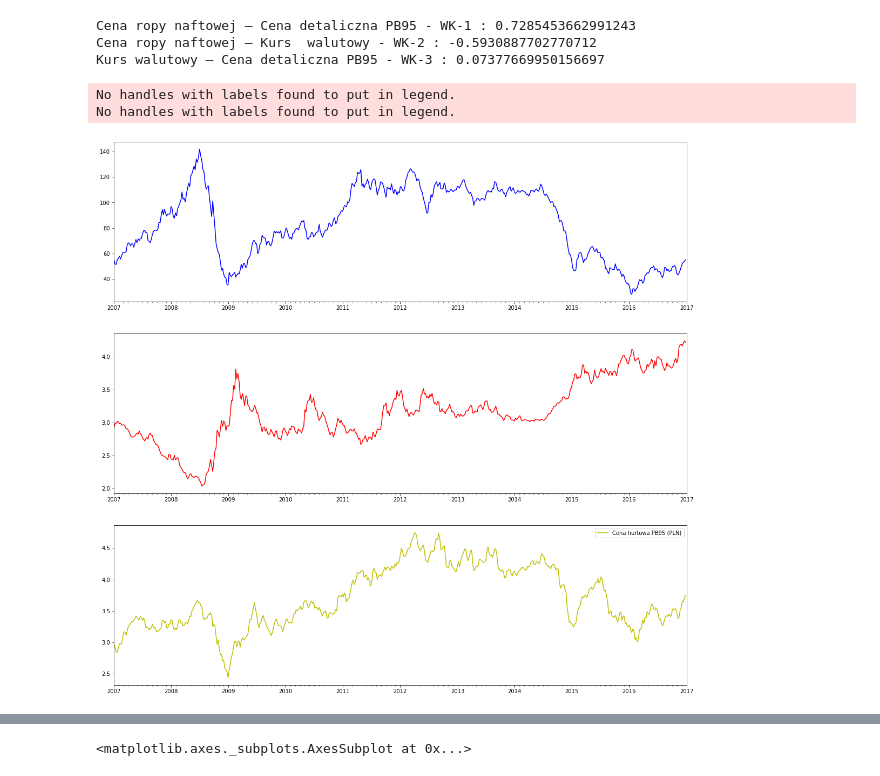
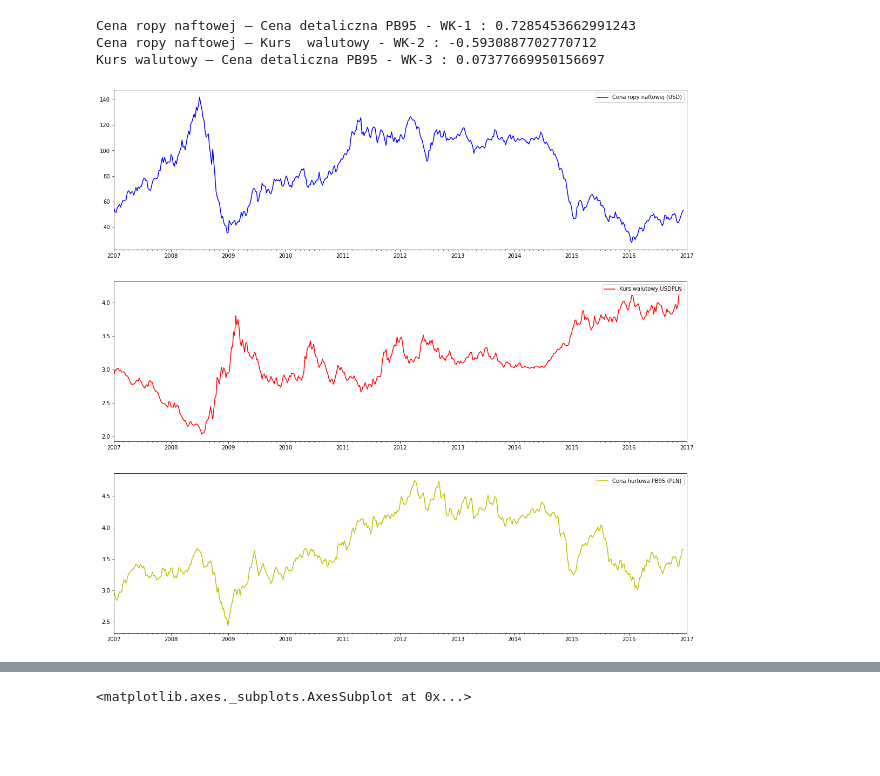
Before and after one commit to WestedCrean/ml-notebooks, a Jupyter notebook: matlab/fuel_prices.ipynb, the cells around one changed output, grey strips where cells are left out. Saved outputs shown, nothing was run; the diff lists cells and outputs as text; code cells hidden in the pictures; blank space fills up the shorter version.

```diff
--- a/matlab/fuel_prices.ipynb
+++ b/matlab/fuel_prices.ipynb
@@ -31,7 +31,7 @@ display(oil_prices_us)
 | 7515 | 2016-12-30 | 54.96 |
 2520 rows × 2 columns
 # %%
-oil_prices_pl = pd.read_excel('ceny_benzyny_95.xlsx')
+oil_prices_pl = pd.read_excel('ceny_benzyny_95.xls')
 oil_prices_pl.rename(columns={'Data zmiany': 'Date'}, inplace=True)
 oil_prices_pl['Date'] =  pd.to_datetime(oil_prices_pl['Date'])
 oil_prices_pl = oil_prices_pl.loc[ (DATE_START <= oil_prices_pl['Date']) & (oil_prices_pl['Date'] <= DATE_STOP) ]
@@ -179,43 +176,39 @@ months = mdates.MonthLocator()  # every month
 yearsFmt = mdates.DateFormatter('%Y')
 
 ropa = list(df['Cena ropy naftowej (USD)'].values)
 benzyna = list(df['Cena hurtowa PB95 (PLN)'].values)
 kurs = list(df['Kurs walutowy USDPLN'].values)
 
 ropa_detrend = scipy.signal.detrend(ropa)
 benzyna_detrend = scipy.signal.detrend(benzyna)
 kurs_detrend = scipy.signal.detrend(kurs)
 
 
 fig, ax = plt.subplots(3)
 
 fig.set_size_inches(19,18.5 )
 
 # format the ticks
 datemin = datetime.date(df.index.min().year, 1, 1)
 datemax = datetime.date(df.index.max().year + 1, 1, 1)
 
 for i in range(0,3):
     ax[i].xaxis.set_major_locator(years)
     ax[i].xaxis.set_major_formatter(yearsFmt)
     ax[i].xaxis.set_minor_locator(months)
     ax[i].set_xlim(datemin, datemax)
 
-l1, = ax[0].plot(daty, ropa, 'b')
-plt.legend()
+l1, = ax[0].plot(daty, ropa, 'b', label='Cena ropy naftowej (USD)')
+ax[0].legend(loc='upper right')
 
-l2, = ax[1].plot(daty, kurs, 'r')
+l2, = ax[1].plot(daty, kurs, 'r', label="Kurs walutowy USDPLN")
+ax[1].legend(loc='upper right')
 
-plt.legend()
-l3, = ax[2].plot(daty, benzyna, 'y')
+l3, = ax[2].plot(daty, benzyna, 'y', label='Cena hurtowa PB95 (PLN)')
+ax[2].legend(loc='upper right')
 
-l1.set_label('Cena ropy naftowej (USD)')
-l2.set_label('Kurs walutowy USDPLN')
-l3.set_label('Cena hurtowa PB95 (PLN)')
+fig.show()
 
-plt.legend()
-plt.show()
+fig.savefig("./ceny_i_kursy.png")
 # %% [output]
-No handles with labels found to put in legend.
-No handles with labels found to put in legend.
-[figure, old version]
+[figure, new version]
```
Also changed, not shown: parts of 6 cells of this notebook, 9 other files.
